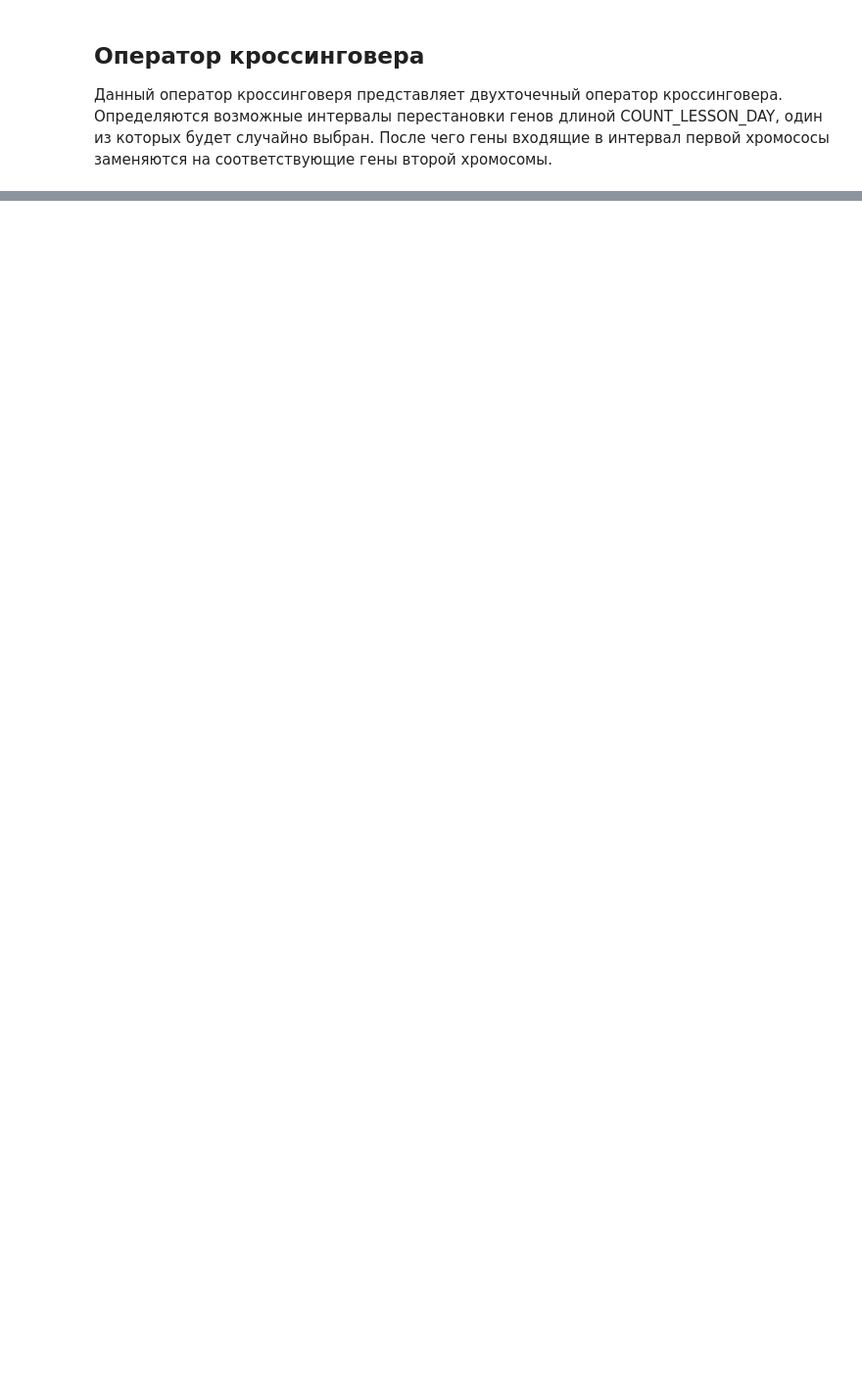
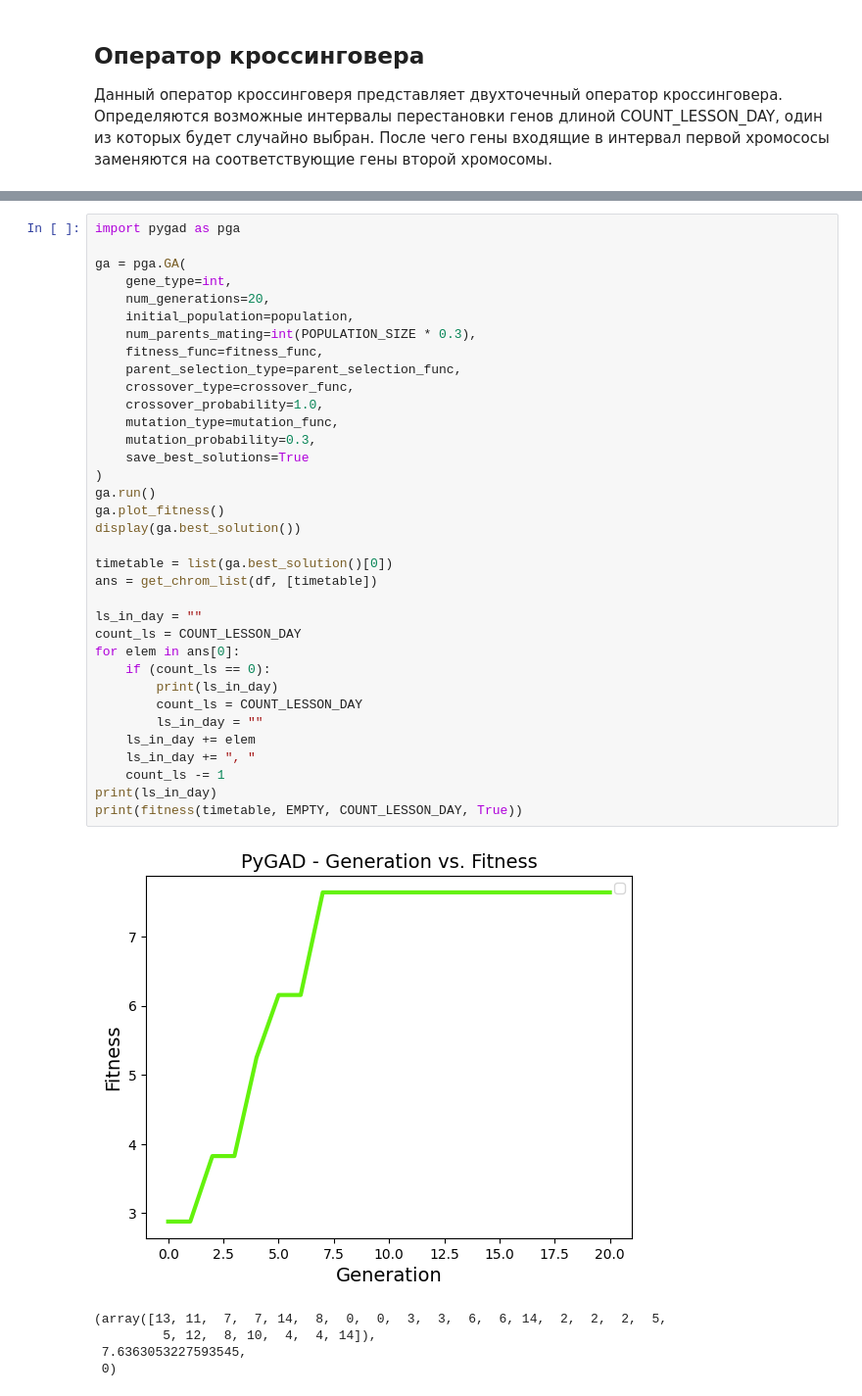
Before and after one commit to Ilfedotov73/mai-genetic-algorithm, a Jupyter notebook: lab.ipynb, the cells around one changed output, grey strips where cells are left out. Shown: that part at 98% size. Cells and saved outputs as stored; diff of their text form; blank space fills up the shorter version.

```diff
--- a/lab.ipynb
+++ b/lab.ipynb
@@ -257,0 +311,41 @@ print_chrom(get_chrom_list(df,mutatuion(list(df.index.values), population[:1].co
+# %%
+import pygad as pga
+
+ga = pga.GA(
+    gene_type=int,
+    num_generations=20,
+    initial_population=population,
+    num_parents_mating=int(POPULATION_SIZE * 0.3),
+    fitness_func=fitness_func,
+    parent_selection_type=parent_selection_func,
+    crossover_type=crossover_func,
+    crossover_probability=1.0,
+    mutation_type=mutation_func,
+    mutation_probability=0.3,
+    save_best_solutions=True
+)
+ga.run()
+ga.plot_fitness()
+display(ga.best_solution())
+
+timetable = list(ga.best_solution()[0])
+ans = get_chrom_list(df, [timetable])
+
+ls_in_day = ""
+count_ls = COUNT_LESSON_DAY
+for elem in ans[0]:
+    if (count_ls == 0):
+        print(ls_in_day)
+        count_ls = COUNT_LESSON_DAY
+        ls_in_day = ""
+    ls_in_day += elem
+    ls_in_day += ", "
+    count_ls -= 1
+print(ls_in_day)
+print(fitness(timetable, EMPTY, COUNT_LESSON_DAY, True))
+# %% [output]
+[figure, added]
+(array([13, 11,  7,  7, 14,  8,  0,  0,  3,  3,  6,  6, 14,  2,  2,  2,  5,
+         5, 12,  8, 10,  4,  4, 14]),
+ 7.6363053227593545,
+ 0)
```
Also changed, not shown: parts of 9 cells of this notebook.
